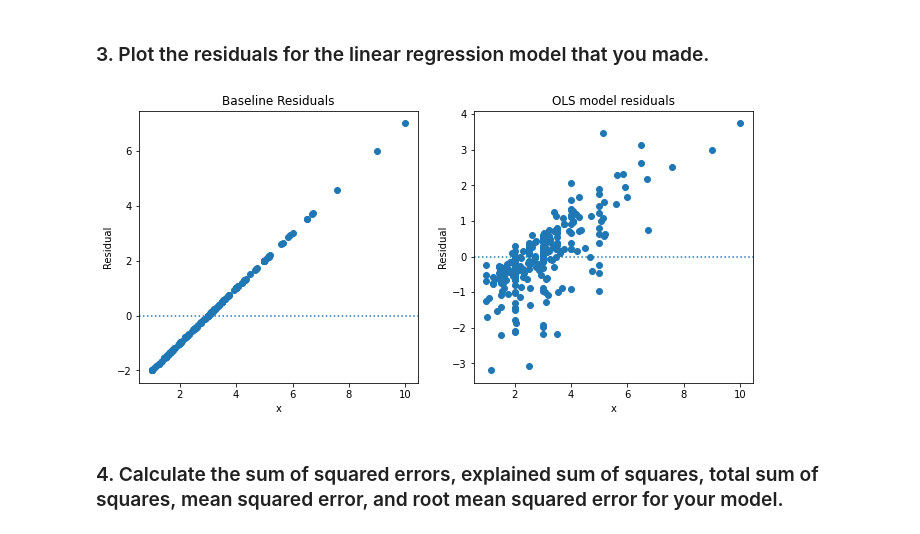
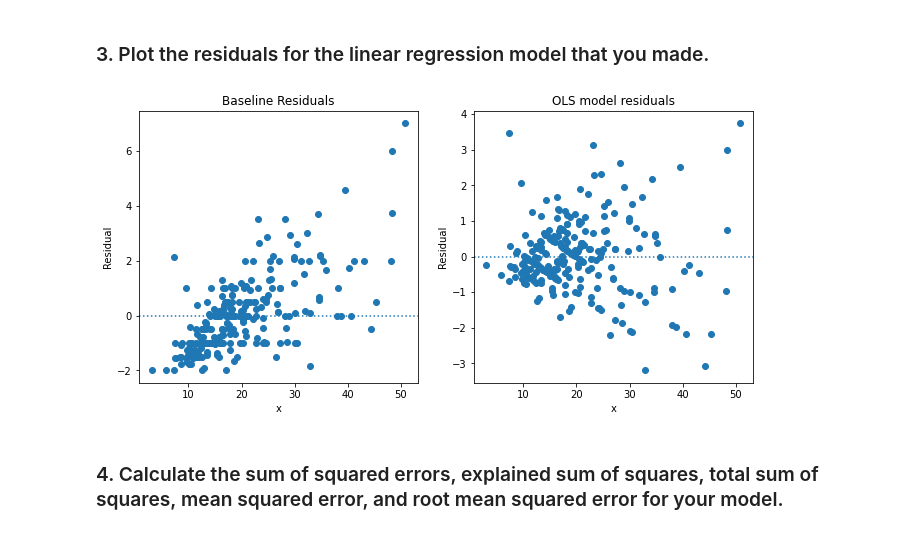
Before and after one commit to brentschriver/regression-exercises, a Jupyter notebook: evaluate.ipynb, the cells around one changed output. Drawn from its saved outputs; the diff is of its cells as text; code cells hidden in the pictures.

```diff
--- a/evaluate.ipynb
+++ b/evaluate.ipynb
@@ -126,23 +132,23 @@ tips_df.baseline_residual.sum()
 # %%
 # residual plots (x vs residual)
 
 plt.figure(figsize = (11,5))
 
 plt.subplot(121)
-plt.scatter(tips_df.tip, tips_df.baseline_residual)
+plt.scatter(tips_df.total_bill, tips_df.baseline_residual)
 plt.axhline(y = 0, ls = ':')
 plt.xlabel('x')
 plt.ylabel('Residual')
 plt.title('Baseline Residuals')
 
 plt.subplot(122)
-plt.scatter(tips_df.tip, tips_df.residual)
+plt.scatter(tips_df.total_bill, tips_df.residual)
 plt.axhline(y = 0, ls = ':')
 plt.xlabel('x')
 plt.ylabel('Residual')
 plt.title('OLS model residuals');
 # %% [output]
-[figure, old version]
+[figure, new version]
 # %% [markdown]
 ### 4. Calculate the sum of squared errors, explained sum of squares, total sum of squares, mean squared error, and root mean squared error for your model.
 # %%
```
Also changed, not shown: parts of 27 cells of this notebook, 4 other files.
